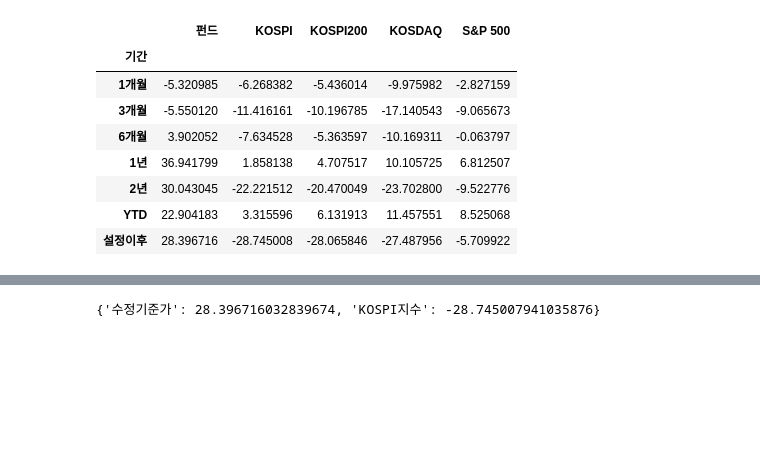
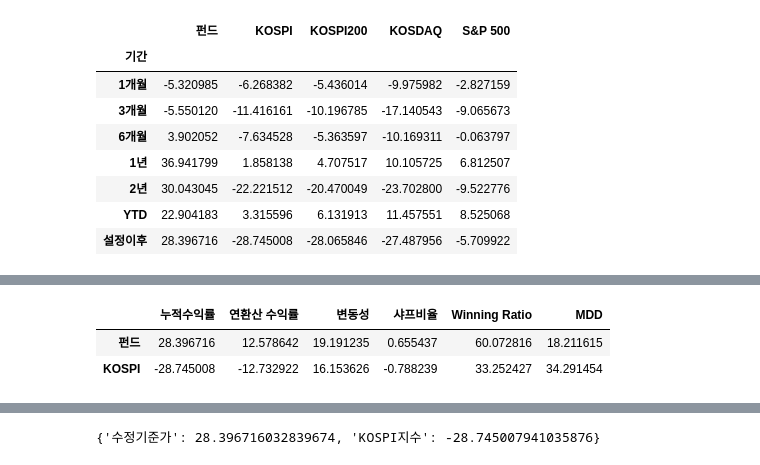
Before and after one commit to haniil/rpa-report-generator2-capstone, a Jupyter notebook: test-notebook.ipynb, the cells around one changed output, grey strips where cells are left out. Saved outputs shown, nothing was run; the diff lists cells and outputs as text; code cells hidden in the pictures; blank space fills up the shorter version.

```diff
--- a/test-notebook.ipynb
+++ b/test-notebook.ipynb
@@ -429,0 +586,7 @@ m.investment_performance()
+# %%
+m = M8186(fund_code = '100004')
+m.investment_performance()
+# %% [output]
+|  | 누적수익률 | 연환산 수익률 | 변동성 | 샤프비율 | Winning Ratio | MDD |
+| 펀드 | 28.396716 | 12.578642 | 19.191235 | 0.655437 | 60.072816 | 18.211615 |
+| KOSPI | -28.745008 | -12.732922 | 16.153626 | -0.788239 | 33.252427 | 34.291454 |
```
Also changed, not shown: parts of 22 cells of this notebook.
